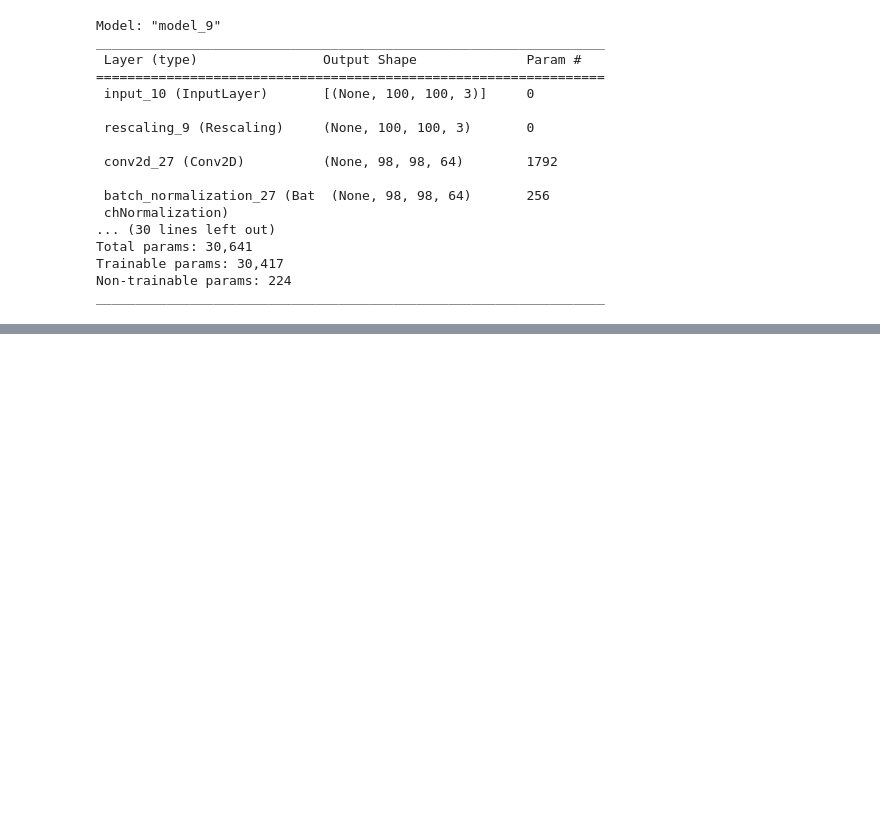
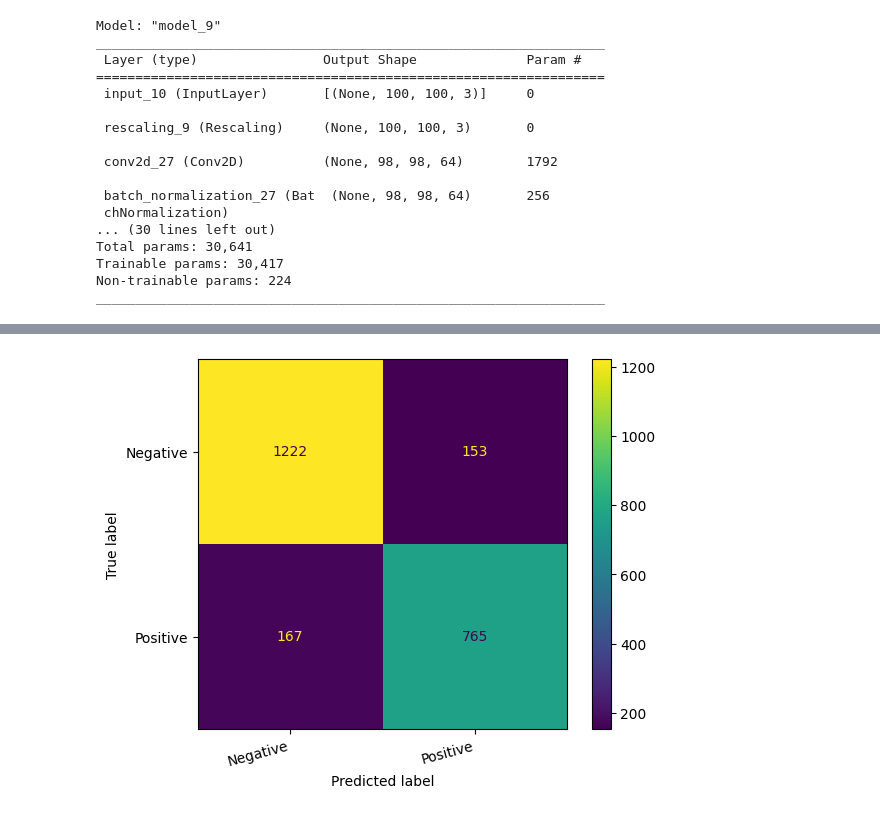
Before and after one commit to HenriqueCastros/pai-flower-nucleus, a Jupyter notebook: trab.ipynb, the cells around one changed output, grey strips where cells are left out. Drawn from its saved outputs; the diff is of its cells as text; code cells hidden in the pictures; blank space fills up the shorter version.

```diff
--- a/trab.ipynb
+++ b/trab.ipynb
@@ -461,0 +525,13 @@ _________________________________________________________________
+# %%
+y_pred = np.where(pos_model.predict(test_data_pos) > 0.5, 1, 0)
+
+confusion_matrix = metrics.confusion_matrix(y_test_nn_ispos, y_pred)
+cm_display = metrics.ConfusionMatrixDisplay(
+    confusion_matrix=confusion_matrix, display_labels=['Negative', 'Positive']
+)
+cm_display.plot()
+plt.xticks(rotation=15, ha='right')
+
+plt.savefig('.\\model_data\\nn\\baseline\\posxneg\\confusion_matrix.png')
+plt.show()
+# %% [output]
@@ -461,0 +539 @@ _________________________________________________________________
+[figure, added]
```
Also changed, not shown: parts of 20 cells of this notebook, 4 other files.
